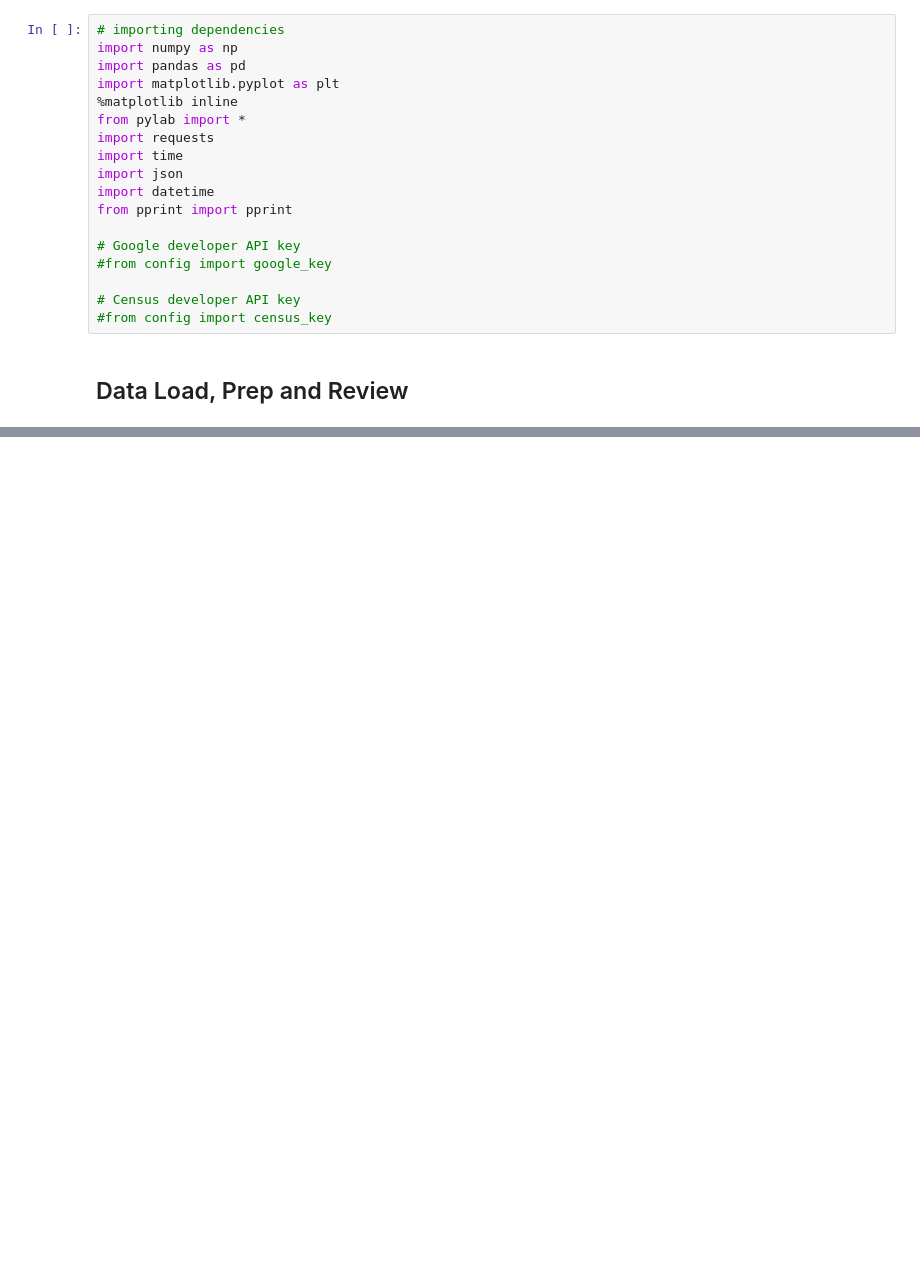
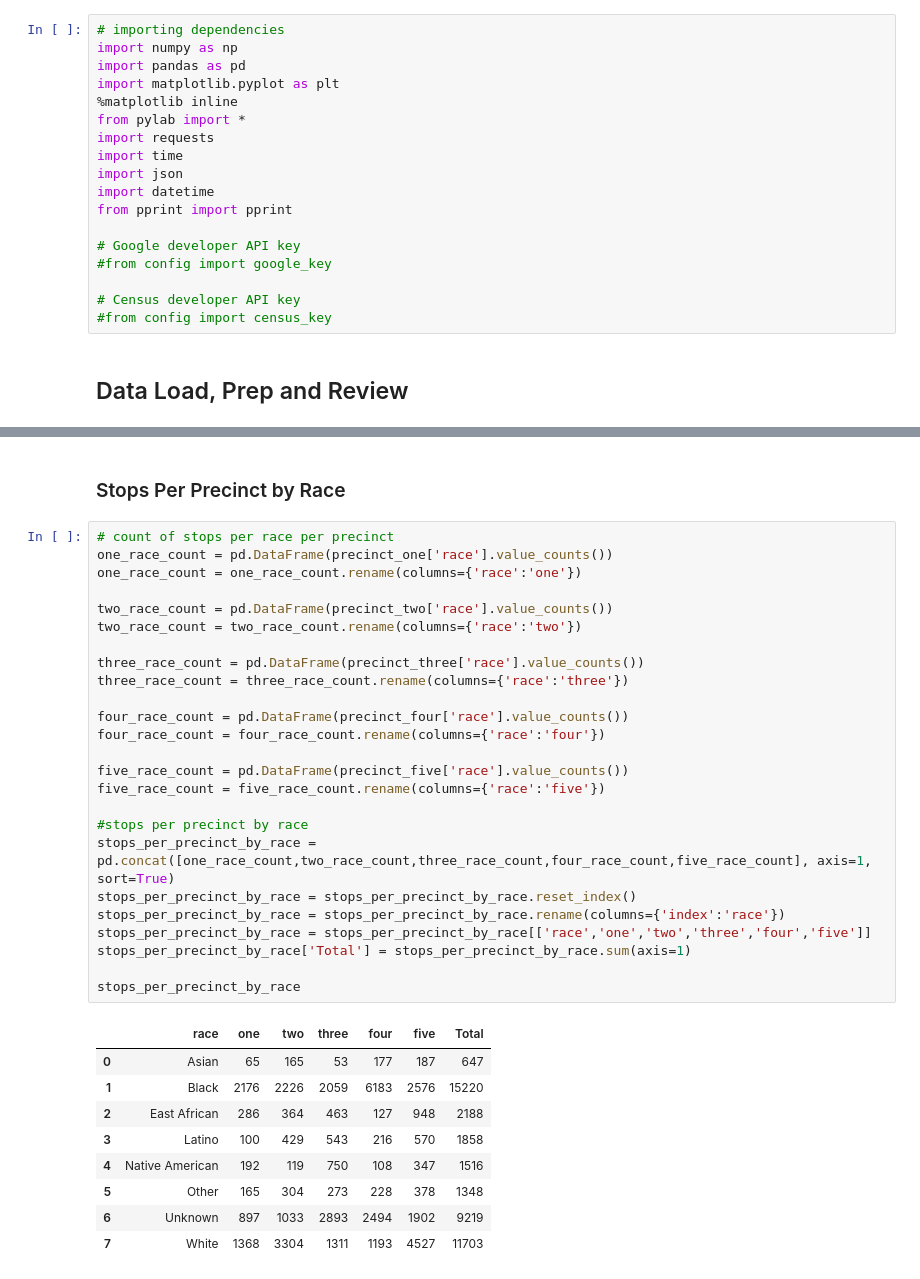
Before and after one commit to elu267/Project_GroupF, a Jupyter notebook: MN_Stop_Data.ipynb, the cells around one changed output, grey strips where cells are left out. Saved outputs shown, nothing was run; the diff lists cells and outputs as text; blank space fills up the shorter version.

```diff
--- a/MN_Stop_Data.ipynb
+++ b/MN_Stop_Data.ipynb
@@ -53,0 +60,37 @@ stops
+# %% [markdown]
+### Stops Per Precinct by Race
+# %%
+# count of stops per race per precinct
+one_race_count = pd.DataFrame(precinct_one['race'].value_counts())
+one_race_count = one_race_count.rename(columns={'race':'one'})
+
+two_race_count = pd.DataFrame(precinct_two['race'].value_counts())
+two_race_count = two_race_count.rename(columns={'race':'two'})
+
+three_race_count = pd.DataFrame(precinct_three['race'].value_counts())
+three_race_count = three_race_count.rename(columns={'race':'three'})
+
+four_race_count = pd.DataFrame(precinct_four['race'].value_counts())
+four_race_count = four_race_count.rename(columns={'race':'four'})
+
+five_race_count = pd.DataFrame(precinct_five['race'].value_counts())
+five_race_count = five_race_count.rename(columns={'race':'five'})
+
+#stops per precinct by race
+stops_per_precinct_by_race = pd.concat([one_race_count,two_race_count,three_race_count,four_race_count,five_race_count], axis=1, sort=True)
+stops_per_precinct_by_race = stops_per_precinct_by_race.reset_index()
+stops_per_precinct_by_race = stops_per_precinct_by_race.rename(columns={'index':'race'})
+stops_per_precinct_by_race = stops_per_precinct_by_race[['race','one','two','three','four','five']]
+stops_per_precinct_by_race['Total'] = stops_per_precinct_by_race.sum(axis=1)
+
+stops_per_precinct_by_race
+# %% [output]
+|  | race | one | two | three | four | five | Total |
+| 0 | Asian | 65 | 165 | 53 | 177 | 187 | 647 |
+| 1 | Black | 2176 | 2226 | 2059 | 6183 | 2576 | 15220 |
+| 2 | East African | 286 | 364 | 463 | 127 | 948 | 2188 |
+| 3 | Latino | 100 | 429 | 543 | 216 | 570 | 1858 |
+| 4 | Native American | 192 | 119 | 750 | 108 | 347 | 1516 |
+| 5 | Other | 165 | 304 | 273 | 228 | 378 | 1348 |
+| 6 | Unknown | 897 | 1033 | 2893 | 2494 | 1902 | 9219 |
+| 7 | White | 1368 | 3304 | 1311 | 1193 | 4527 | 11703 |
```
Also changed, not shown: parts of 22 cells of this notebook.
